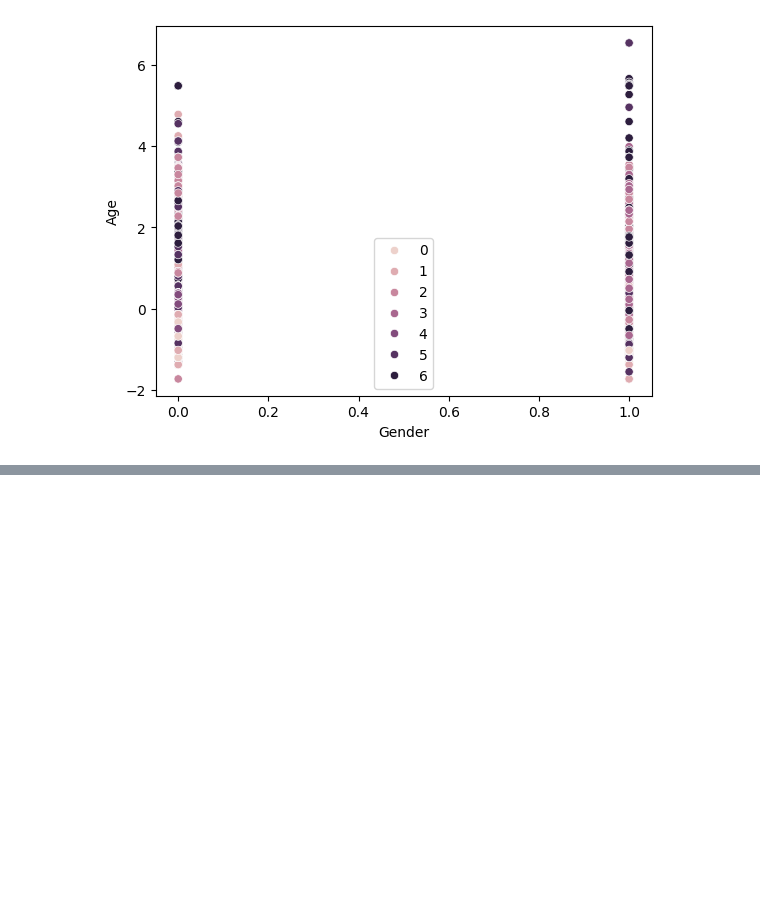
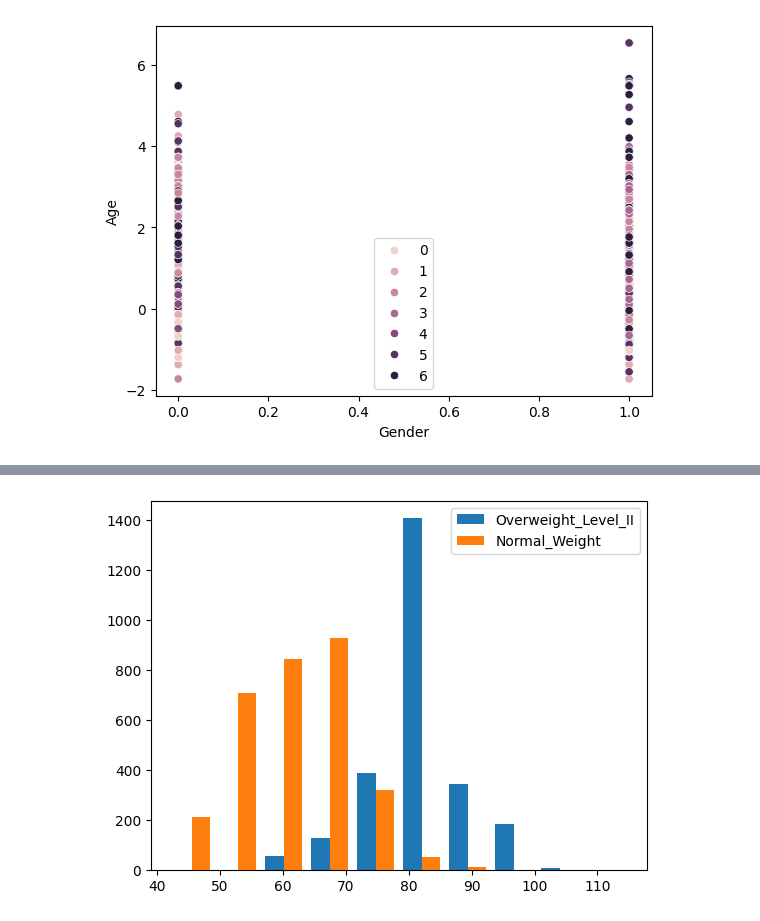
Before and after one commit to Comment-XD/Scikit-Learn-Fundamentals, a Jupyter notebook: SciKit-Data Science/Projects/Multi-Class Prediction of Obesity Risk.ipynb, the cells around one changed output, grey strips where cells are left out. Cells and saved outputs as stored; diff of their text form; code cells hidden in the pictures; blank space fills up the shorter version.

```diff
--- a/SciKit-Data Science/Projects/Multi-Class Prediction of Obesity Risk.ipynb
+++ b/SciKit-Data Science/Projects/Multi-Class Prediction of Obesity Risk.ipynb
@@ -188,0 +197,2 @@ sns.scatterplot(data=X, x="Gender", y="Age", hue=y)
+# %%
+weight_classes = [train_data[train_data["NObeyesdad"] == feature] for feature in train_data["NObeyesdad"].unique()]
@@ -188,0 +203,6 @@ sns.scatterplot(data=X, x="Gender", y="Age", hue=y)
+# %%
+plt.hist([weight_classes[0]["Weight"], weight_classes[1]["Weight"]], bins=10, label=["Overweight_Level_II", "Normal_Weight"])
+plt.legend()
+plt.show()
+# %% [output]
+[figure, added]
```
Also changed, not shown: parts of 8 cells of this notebook, 5 other files.
